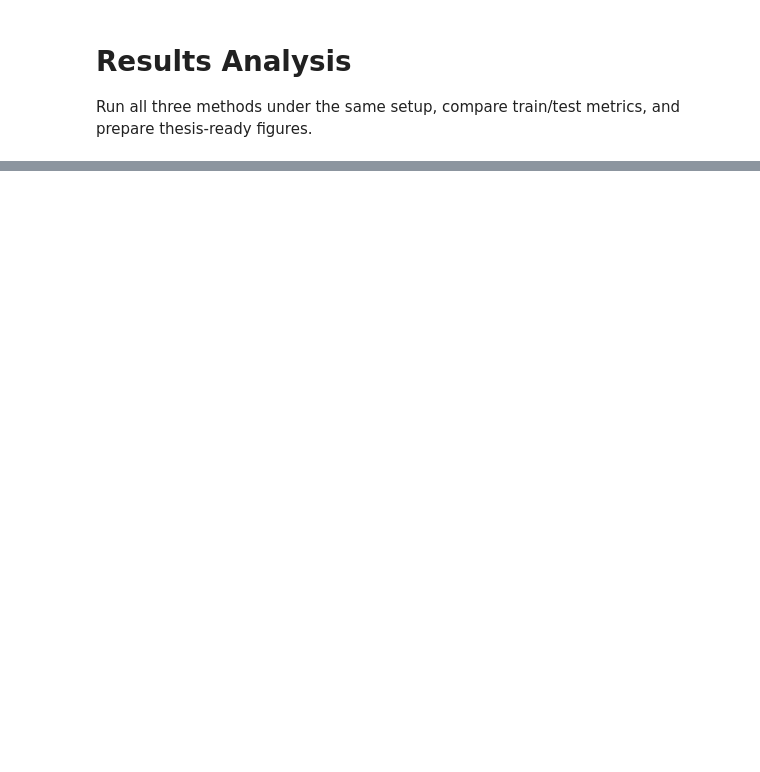
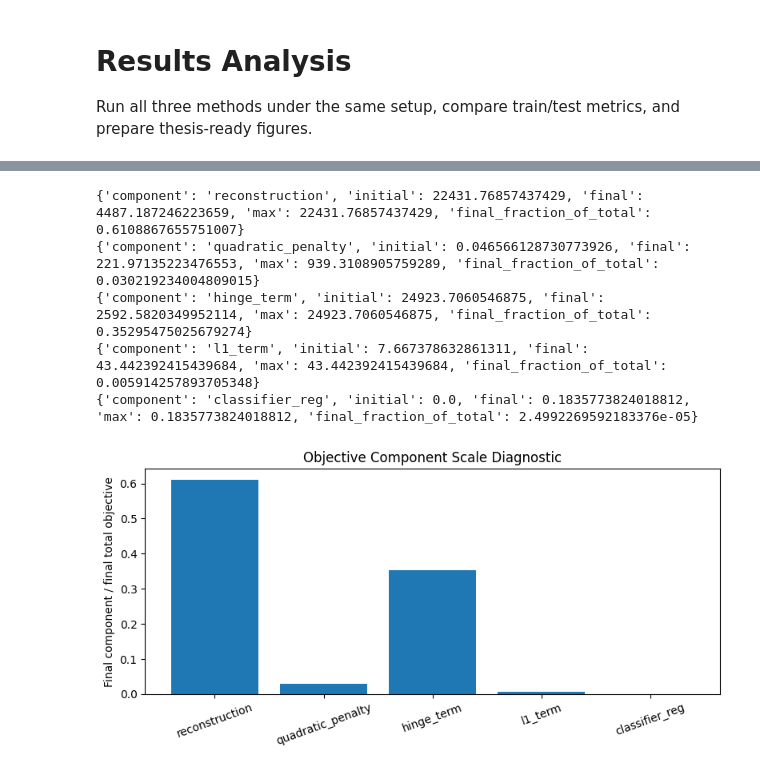
Before and after one commit to ccchloe510/FYP, a Jupyter notebook: notebooks/04_results_analysis.ipynb, the cells around one changed output, grey strips where cells are left out. Cells and saved outputs as stored; diff of their text form; code cells hidden in the pictures; blank space fills up the shorter version.

```diff
--- a/notebooks/04_results_analysis.ipynb
+++ b/notebooks/04_results_analysis.ipynb
@@ -134,0 +173,32 @@ plt.show()
+# %%
+scale_rows = [
+    {
+        'component': name,
+        'initial': stats['initial'],
+        'final': stats['final'],
+        'max': stats['max'],
+        'final_fraction_of_total': stats['final_fraction_of_total'],
+    }
+    for name, stats in scale_report.items()
+]
+
+for row in scale_rows:
+    print(row)
+
+components = [row['component'] for row in scale_rows]
+fractions = [row['final_fraction_of_total'] for row in scale_rows]
+
+fig, ax = plt.subplots(figsize=(8, 4))
+ax.bar(components, fractions)
+ax.set_ylabel('Final component / final total objective')
+ax.set_title('Objective Component Scale Diagnostic')
+ax.tick_params(axis='x', rotation=20)
+plt.tight_layout()
+plt.show()
+# %% [output]
+{'component': 'reconstruction', 'initial': 22431.76857437429, 'final': 4487.187246223659, 'max': 22431.76857437429, 'final_fraction_of_total': 0.6108867655751007}
+{'component': 'quadratic_penalty', 'initial': 0.046566128730773926, 'final': 221.97135223476553, 'max': 939.3108905759289, 'final_fraction_of_total': 0.030219234004809015}
+{'component': 'hinge_term', 'initial': 24923.7060546875, 'final': 2592.5820349952114, 'max': 24923.7060546875, 'final_fraction_of_total': 0.35295475025679274}
+{'component': 'l1_term', 'initial': 7.667378632861311, 'final': 43.442392415439684, 'max': 43.442392415439684, 'final_fraction_of_total': 0.005914257893705348}
+{'component': 'classifier_reg', 'initial': 0.0, 'final': 0.1835773824018812, 'max': 0.1835773824018812, 'final_fraction_of_total': 2.4992269592183376e-05}
+[figure, added]
```
Also changed, not shown: parts of 7 cells of this notebook, 12 other files.
